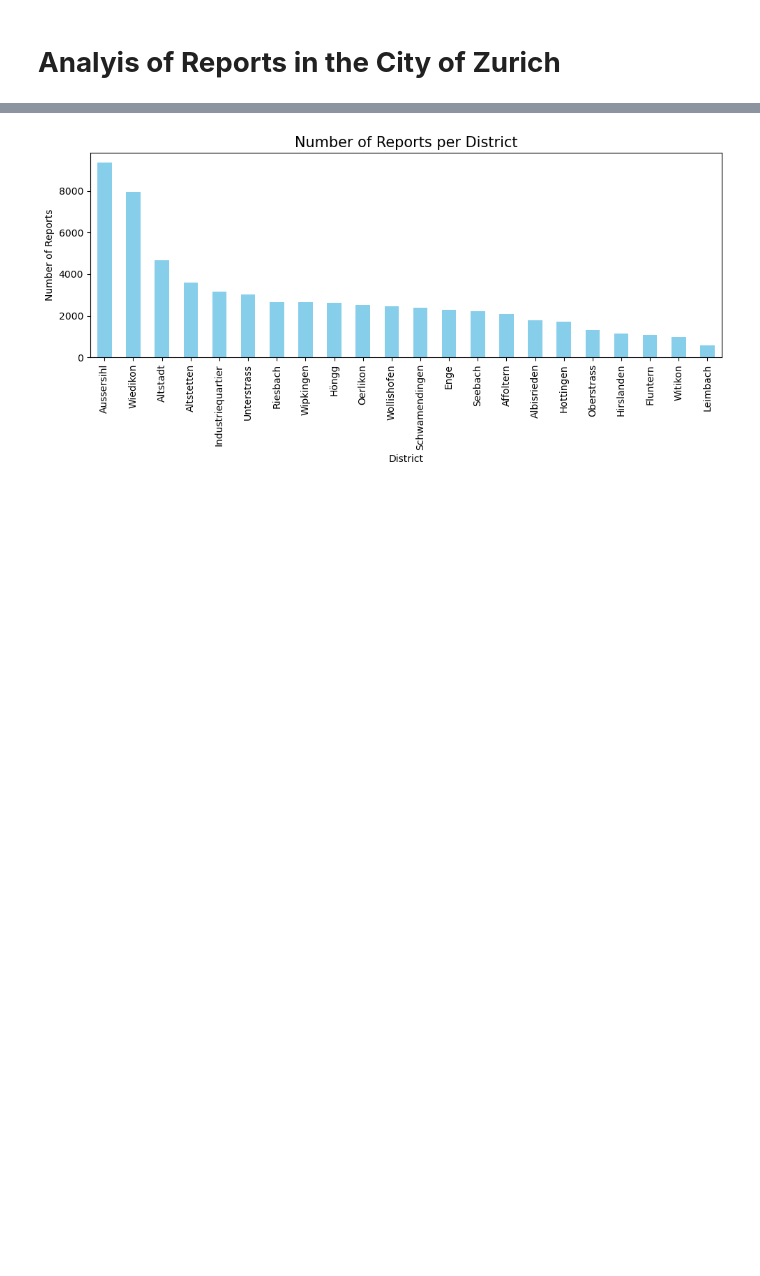
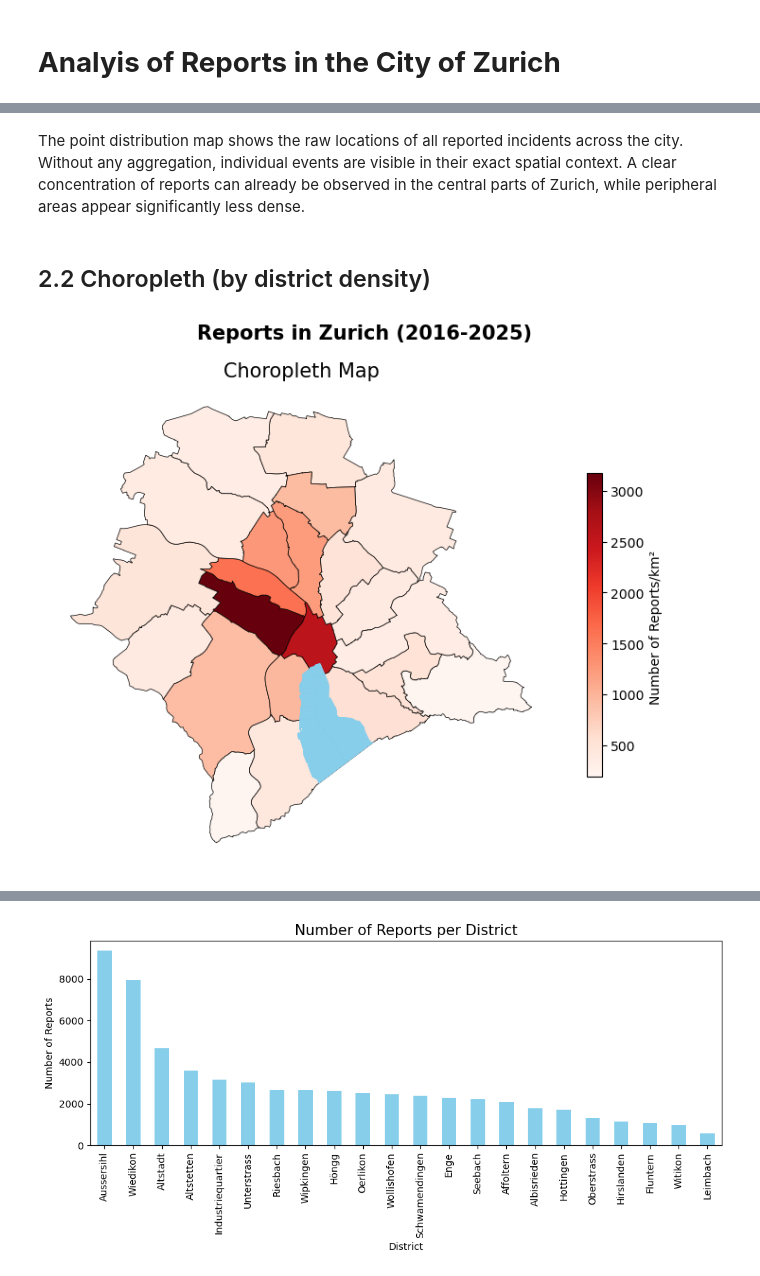
Before and after one commit to fabianott/zueriwieneu_spatial_analysis, a Jupyter notebook: notebooks/spatial_analysis.ipynb, the cells around one changed output, grey strips where cells are left out. Drawn from its saved outputs; the diff is of its cells as text; code cells hidden in the pictures; blank space fills up the shorter version.

```diff
--- a/notebooks/spatial_analysis.ipynb
+++ b/notebooks/spatial_analysis.ipynb
@@ -114,0 +59,29 @@ plt.show()
+# %% [markdown]
+The point distribution map shows the raw locations of all reported incidents across the city. Without any aggregation, individual events are visible in their exact spatial context. A clear concentration of reports can already be observed in the central parts of Zurich, while peripheral areas appear significantly less dense.
+# %% [markdown]
+## 2.2 Choropleth (by district density)
+# %%
+# 2. Choropleth Map
+fig, ax = plt.subplots(1, 1, figsize=(7, 6))
+fig.suptitle("Reports in Zurich (2016-2025)", fontsize=15, x=0.5, y=1.001, fontweight="bold")
+
+lakes_gdf.plot(ax=ax, color="skyblue", zorder=2)
+
+quartiere_counts_gdf.plot(
+    column="density",
+    cmap="Reds",
+    legend=True,
+    legend_kwds={"label": "Number of Reports/km² ", "orientation": "vertical", "shrink": 0.6},
+    edgecolor="black",
+    linewidth=0.5,
+    ax=ax,
+    zorder=1)
+
+ax.set_title("Choropleth Map", fontsize=15)
+ax.axis("off")
+
+plt.tight_layout()
+plt.savefig("../outputs/choropleth_map.png", dpi=300, bbox_inches="tight")
+plt.show()
+# %% [output]
+[figure, added]
```
Also changed, not shown: parts of 35 cells of this notebook, 11 other files.
